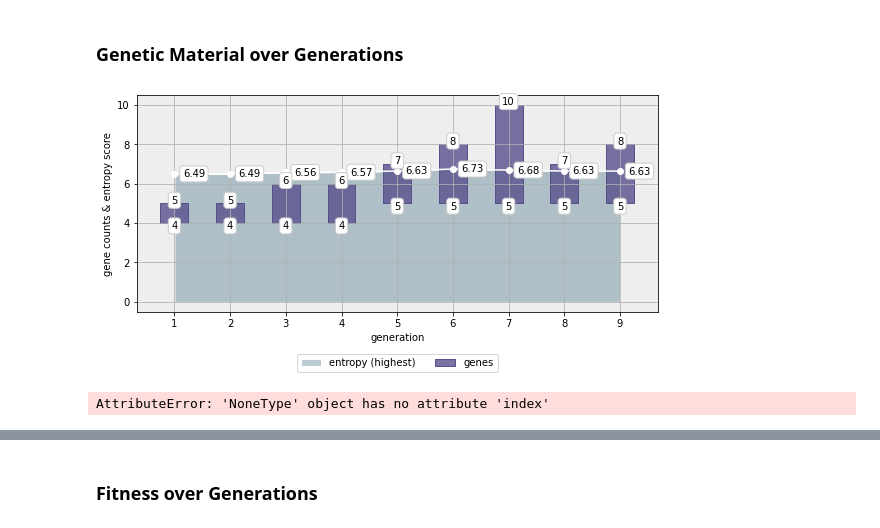
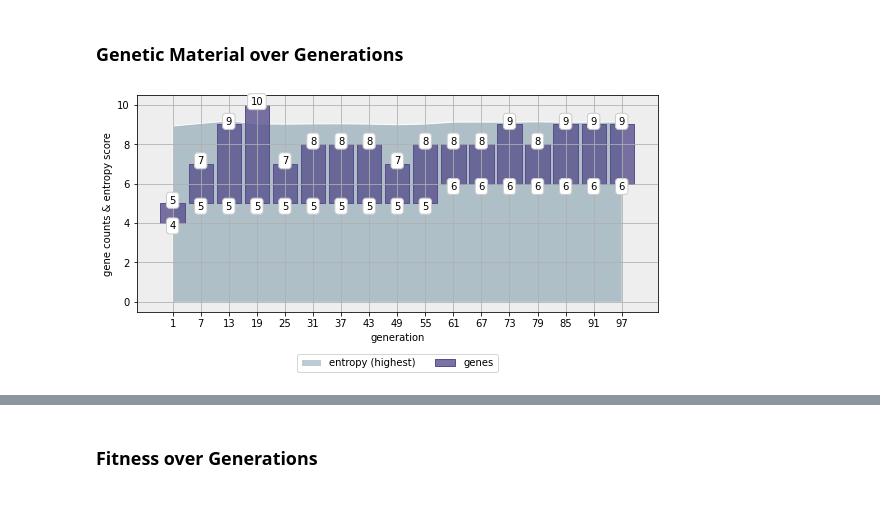
Before and after one commit to hudsonmendes/uolondon-cm3020-ai, a Jupyter notebook: midterms/evaluation/eval.ipynb, the cells around one changed output, grey strips where cells are left out. Drawn from its saved outputs; the diff is of its cells as text; code cells hidden in the pictures.

```diff
--- a/midterms/evaluation/eval.ipynb
+++ b/midterms/evaluation/eval.ipynb
@@ -38,9 +40,6 @@ def plot_genetic_material_over_generations(df: pd.DataFrame, figlen: int = 8):
         values = [values[i] for i in ticks]
         ax.set_xticks(ticks)
         ax.fill_between(ticks, values, color=color, edgecolor='#fff', label=label)
-        ax.plot(ticks, values, marker='o', color="#fff")
-        for i, v in zip(ticks, values):
-            ax.text(i + 0.35, v, str(round(v, 2)), ha="center", va="center", bbox=dict(boxstyle="round", fc="w", ec="#ccc", lw=1))
 
     def annotated_candles(ax, ticks, highs: pd.Series, lows: pd.Series, color: str, label: str):
         heights = [highs[i] - lows[i] for i in ticks]
@@ -66,12 +65,10 @@ def plot_genetic_material_over_generations(df: pd.DataFrame, figlen: int = 8):
     fig.subplots_adjust(bottom=0.25)
     fig.tight_layout()
 
-plot_genetic_material_over_generations(df=summary_per_variant.get('tests'))
+#plot_genetic_material_over_generations(df=summary_per_variant.get('tests'))
-# %% [output]
-[figure, removed]
 # %%
-plot_genetic_material_over_generations(df=summary_per_variant.get('atavism=0.00/pmr=0.10/genes=05'))
+plot_genetic_material_over_generations(df=summary_per_variant.get('atavism=0.0/pmr=0.1/pma=-0.15'))
 # %% [output]
-AttributeError: 'NoneType' object has no attribute 'index'
+[figure, added]
 # %%
 plot_genetic_material_over_generations(df=summary_per_variant.get('atavism=0.00/pmr=0.10/genes=10'))
```
Also changed, not shown: parts of 7 cells of this notebook, 1 other file.
